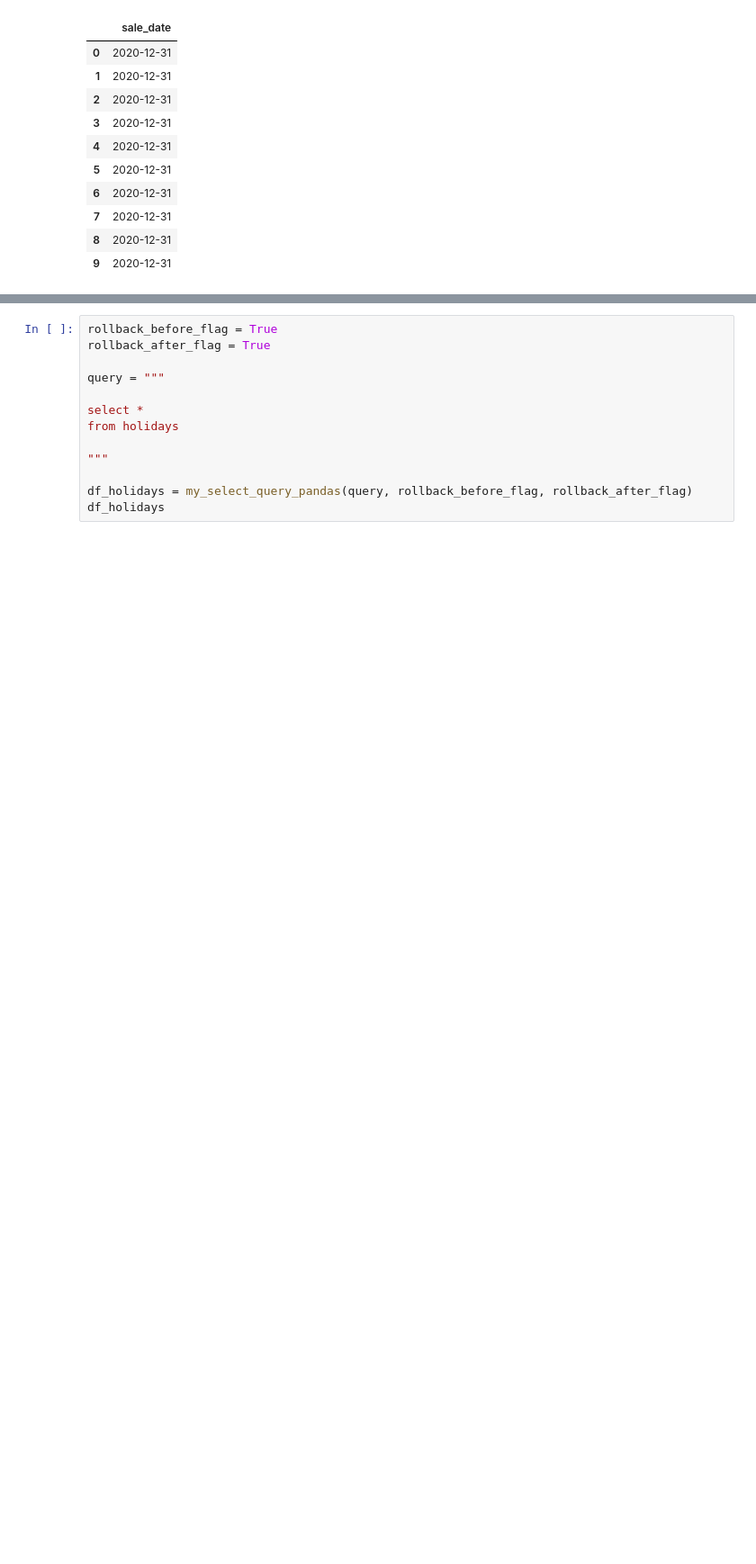
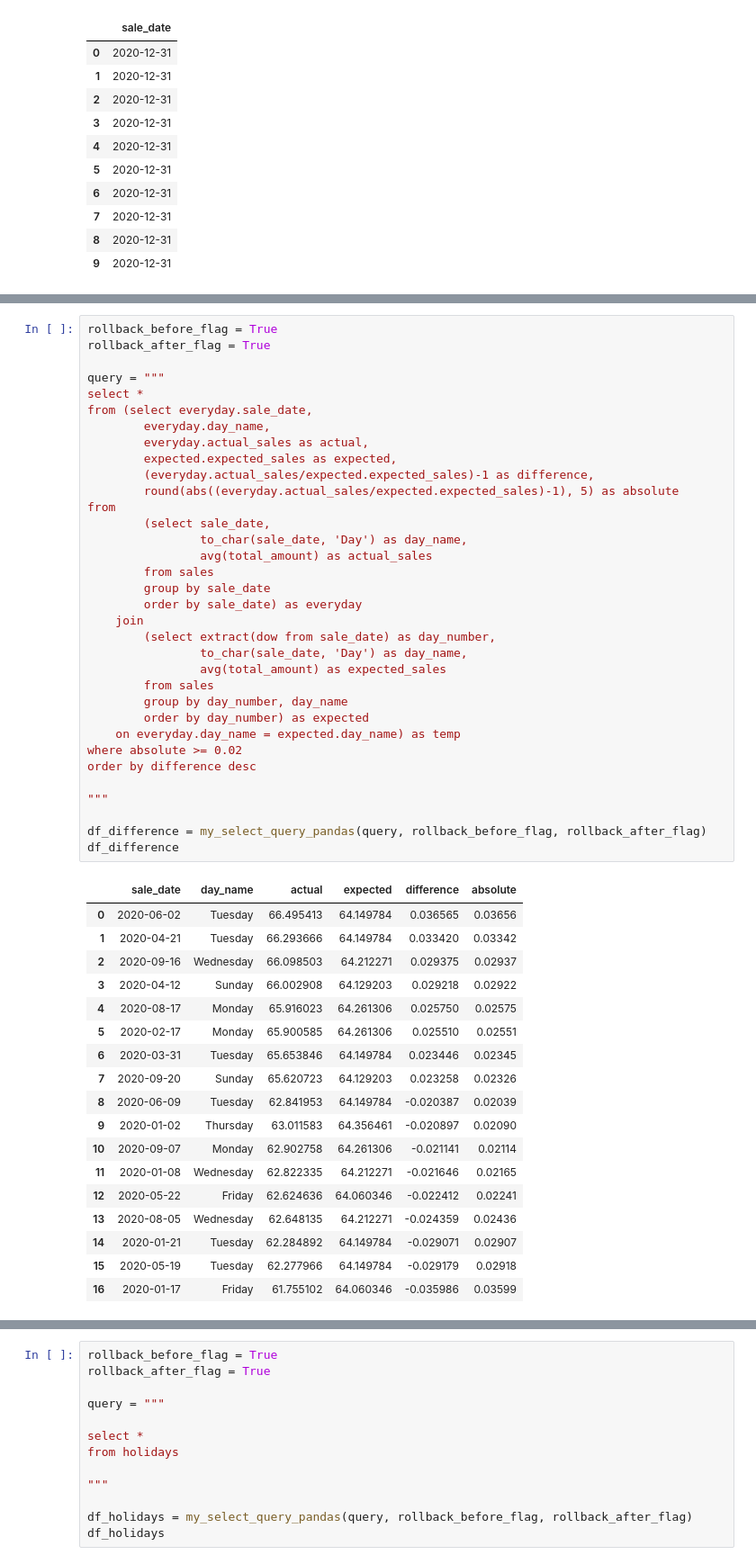
Before and after one commit to scabanela-ischool/Data_Engineering_Proj1_Querying, a Jupyter notebook: project_1_4.ipynb, the cells around one changed output, grey strips where cells are left out. Shown: that part at 90% size. Saved outputs shown, nothing was run; the diff lists cells and outputs as text; blank space fills up the shorter version.

```diff
--- a/project_1_4.ipynb
+++ b/project_1_4.ipynb
@@ -402,0 +194,53 @@ df_difference
+# %%
+rollback_before_flag = True
+rollback_after_flag = True
+
+query = """
+select *
+from (select everyday.sale_date,
+        everyday.day_name,
+        everyday.actual_sales as actual,
+        expected.expected_sales as expected,
+        (everyday.actual_sales/expected.expected_sales)-1 as difference,
+        round(abs((everyday.actual_sales/expected.expected_sales)-1), 5) as absolute
+from
+        (select sale_date,
+                to_char(sale_date, 'Day') as day_name,
+                avg(total_amount) as actual_sales
+        from sales
+        group by sale_date
+        order by sale_date) as everyday
+    join
+        (select extract(dow from sale_date) as day_number,
+                to_char(sale_date, 'Day') as day_name,
+                avg(total_amount) as expected_sales
+        from sales
+        group by day_number, day_name
+        order by day_number) as expected
+    on everyday.day_name = expected.day_name) as temp
+where absolute >= 0.02
+order by difference desc
+
+"""
+
+df_difference = my_select_query_pandas(query, rollback_before_flag, rollback_after_flag)
+df_difference
+# %% [output]
+|  | sale_date | day_name | actual | expected | difference | absolute |
+| 0 | 2020-06-02 | Tuesday | 66.495413 | 64.149784 | 0.036565 | 0.03656 |
+| 1 | 2020-04-21 | Tuesday | 66.293666 | 64.149784 | 0.033420 | 0.03342 |
+| 2 | 2020-09-16 | Wednesday | 66.098503 | 64.212271 | 0.029375 | 0.02937 |
+| 3 | 2020-04-12 | Sunday | 66.002908 | 64.129203 | 0.029218 | 0.02922 |
+| 4 | 2020-08-17 | Monday | 65.916023 | 64.261306 | 0.025750 | 0.02575 |
+| 5 | 2020-02-17 | Monday | 65.900585 | 64.261306 | 0.025510 | 0.02551 |
+| 6 | 2020-03-31 | Tuesday | 65.653846 | 64.149784 | 0.023446 | 0.02345 |
+| 7 | 2020-09-20 | Sunday | 65.620723 | 64.129203 | 0.023258 | 0.02326 |
+| 8 | 2020-06-09 | Tuesday | 62.841953 | 64.149784 | -0.020387 | 0.02039 |
+| 9 | 2020-01-02 | Thursday | 63.011583 | 64.356461 | -0.020897 | 0.02090 |
+| 10 | 2020-09-07 | Monday | 62.902758 | 64.261306 | -0.021141 | 0.02114 |
+| 11 | 2020-01-08 | Wednesday | 62.822335 | 64.212271 | -0.021646 | 0.02165 |
+| 12 | 2020-05-22 | Friday | 62.624636 | 64.060346 | -0.022412 | 0.02241 |
+| 13 | 2020-08-05 | Wednesday | 62.648135 | 64.212271 | -0.024359 | 0.02436 |
+| 14 | 2020-01-21 | Tuesday | 62.284892 | 64.149784 | -0.029071 | 0.02907 |
+| 15 | 2020-05-19 | Tuesday | 62.277966 | 64.149784 | -0.029179 | 0.02918 |
+| 16 | 2020-01-17 | Friday | 61.755102 | 64.060346 | -0.035986 | 0.03599 |
```
Also changed, not shown: parts of 15 cells of this notebook.
